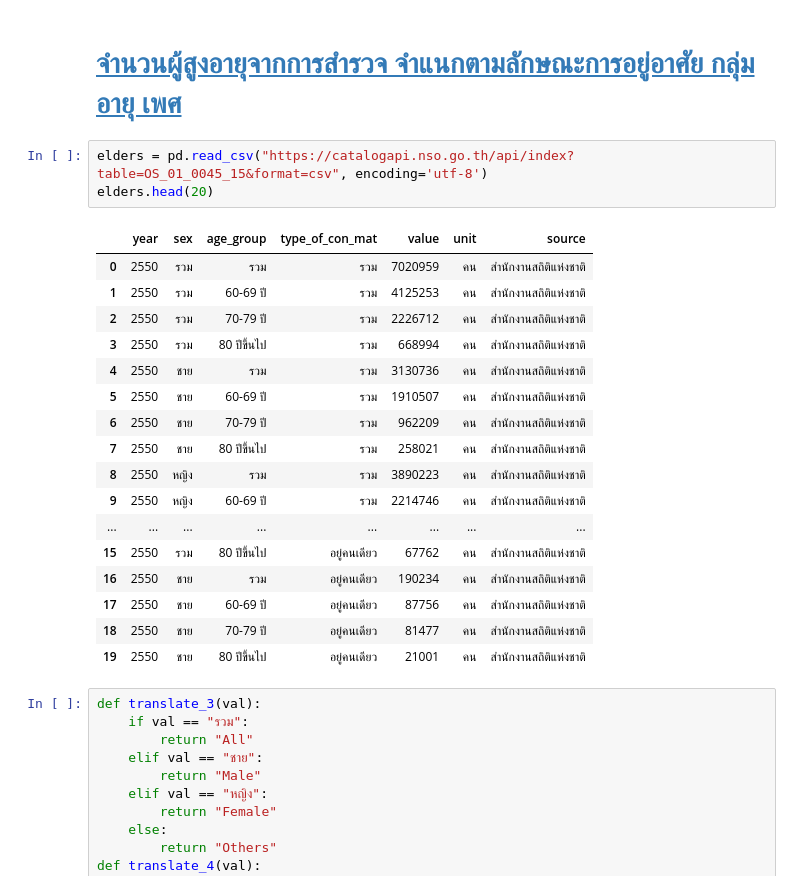
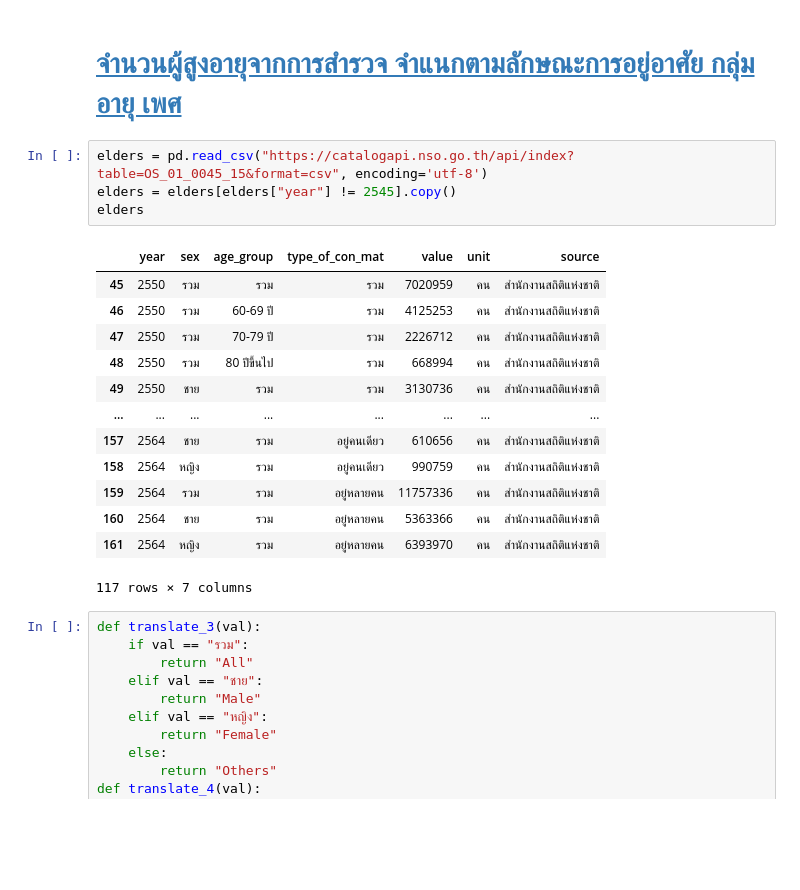
Before and after one commit to Zylink2/Machine_Learning_Project_2, a Jupyter notebook: Com/Test_Com2.ipynb, the cells around one changed output. Saved outputs shown, nothing was run; the diff lists cells and outputs as text; blank space fills up the shorter version.

```diff
--- a/Com/Test_Com2.ipynb
+++ b/Com/Test_Com2.ipynb
@@ -280,25 +290,22 @@ interactive(children=(Dropdown(description='Region:', options=('Bangkok', 'Centr
 # [จำนวนผู้สูงอายุจากการสำรวจ จำแนกตามลักษณะการอยู่อาศัย กลุ่มอายุ เพศ](https://catalog.nso.go.th/dataset/os_01_00045/resource/c7b3b266-a884-47e1-b042-5d8eccce7d69)
 # %%
 elders = pd.read_csv("https://catalogapi.nso.go.th/api/index?table=OS_01_0045_15&format=csv", encoding='utf-8')
-elders.head(20)
+elders = elders[elders["year"] != 2545].copy()
+elders
 # %% [output]
 |  | year | sex | age_group | type_of_con_mat | value | unit | source |
-| 0 | 2550 | รวม | รวม | รวม | 7020959 | คน | สำนักงานสถิติแห่งชาติ |
-| 1 | 2550 | รวม | 60-69 ปี | รวม | 4125253 | คน | สำนักงานสถิติแห่งชาติ |
-| 2 | 2550 | รวม | 70-79 ปี | รวม | 2226712 | คน | สำนักงานสถิติแห่งชาติ |
-| 3 | 2550 | รวม | 80 ปีขึ้นไป | รวม | 668994 | คน | สำนักงานสถิติแห่งชาติ |
-| 4 | 2550 | ชาย | รวม | รวม | 3130736 | คน | สำนักงานสถิติแห่งชาติ |
-| 5 | 2550 | ชาย | 60-69 ปี | รวม | 1910507 | คน | สำนักงานสถิติแห่งชาติ |
-| 6 | 2550 | ชาย | 70-79 ปี | รวม | 962209 | คน | สำนักงานสถิติแห่งชาติ |
-| 7 | 2550 | ชาย | 80 ปีขึ้นไป | รวม | 258021 | คน | สำนักงานสถิติแห่งชาติ |
-| 8 | 2550 | หญิง | รวม | รวม | 3890223 | คน | สำนักงานสถิติแห่งชาติ |
-| 9 | 2550 | หญิง | 60-69 ปี | รวม | 2214746 | คน | สำนักงานสถิติแห่งชาติ |
+| 45 | 2550 | รวม | รวม | รวม | 7020959 | คน | สำนักงานสถิติแห่งชาติ |
+| 46 | 2550 | รวม | 60-69 ปี | รวม | 4125253 | คน | สำนักงานสถิติแห่งชาติ |
+| 47 | 2550 | รวม | 70-79 ปี | รวม | 2226712 | คน | สำนักงานสถิติแห่งชาติ |
+| 48 | 2550 | รวม | 80 ปีขึ้นไป | รวม | 668994 | คน | สำนักงานสถิติแห่งชาติ |
+| 49 | 2550 | ชาย | รวม | รวม | 3130736 | คน | สำนักงานสถิติแห่งชาติ |
 | ... | ... | ... | ... | ... | ... | ... | ... |
-| 15 | 2550 | รวม | 80 ปีขึ้นไป | อยู่คนเดียว | 67762 | คน | สำนักงานสถิติแห่งชาติ |
-| 16 | 2550 | ชาย | รวม | อยู่คนเดียว | 190234 | คน | สำนักงานสถิติแห่งชาติ |
-| 17 | 2550 | ชาย | 60-69 ปี | อยู่คนเดียว | 87756 | คน | สำนักงานสถิติแห่งชาติ |
-| 18 | 2550 | ชาย | 70-79 ปี | อยู่คนเดียว | 81477 | คน | สำนักงานสถิติแห่งชาติ |
-| 19 | 2550 | ชาย | 80 ปีขึ้นไป | อยู่คนเดียว | 21001 | คน | สำนักงานสถิติแห่งชาติ |
+| 157 | 2564 | ชาย | รวม | อยู่คนเดียว | 610656 | คน | สำนักงานสถิติแห่งชาติ |
+| 158 | 2564 | หญิง | รวม | อยู่คนเดียว | 990759 | คน | สำนักงานสถิติแห่งชาติ |
+| 159 | 2564 | รวม | รวม | อยู่หลายคน | 11757336 | คน | สำนักงานสถิติแห่งชาติ |
+| 160 | 2564 | ชาย | รวม | อยู่หลายคน | 5363366 | คน | สำนักงานสถิติแห่งชาติ |
+| 161 | 2564 | หญิง | รวม | อยู่หลายคน | 6393970 | คน | สำนักงานสถิติแห่งชาติ |
+117 rows × 7 columns
 # %%
 def translate_3(val):
     if val == "รวม":
```
Also changed, not shown: parts of 25 cells of this notebook.
